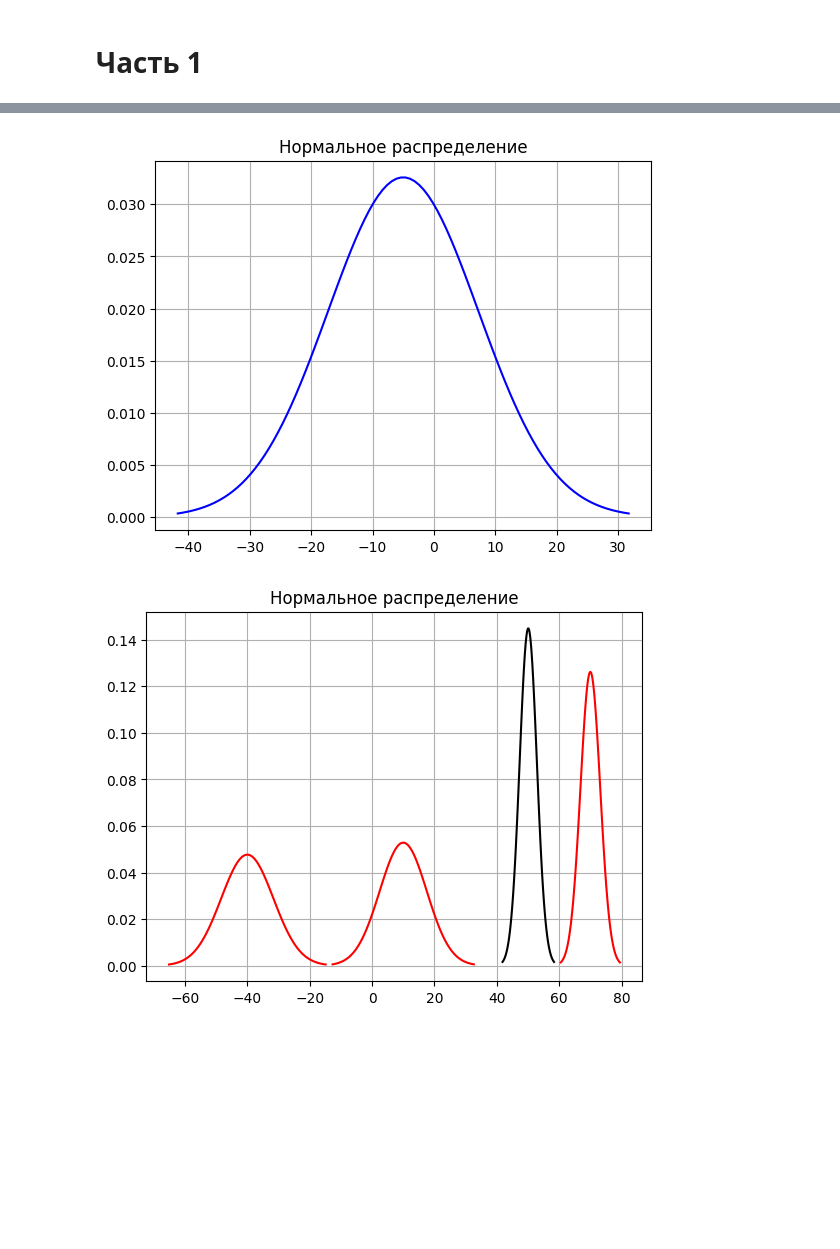
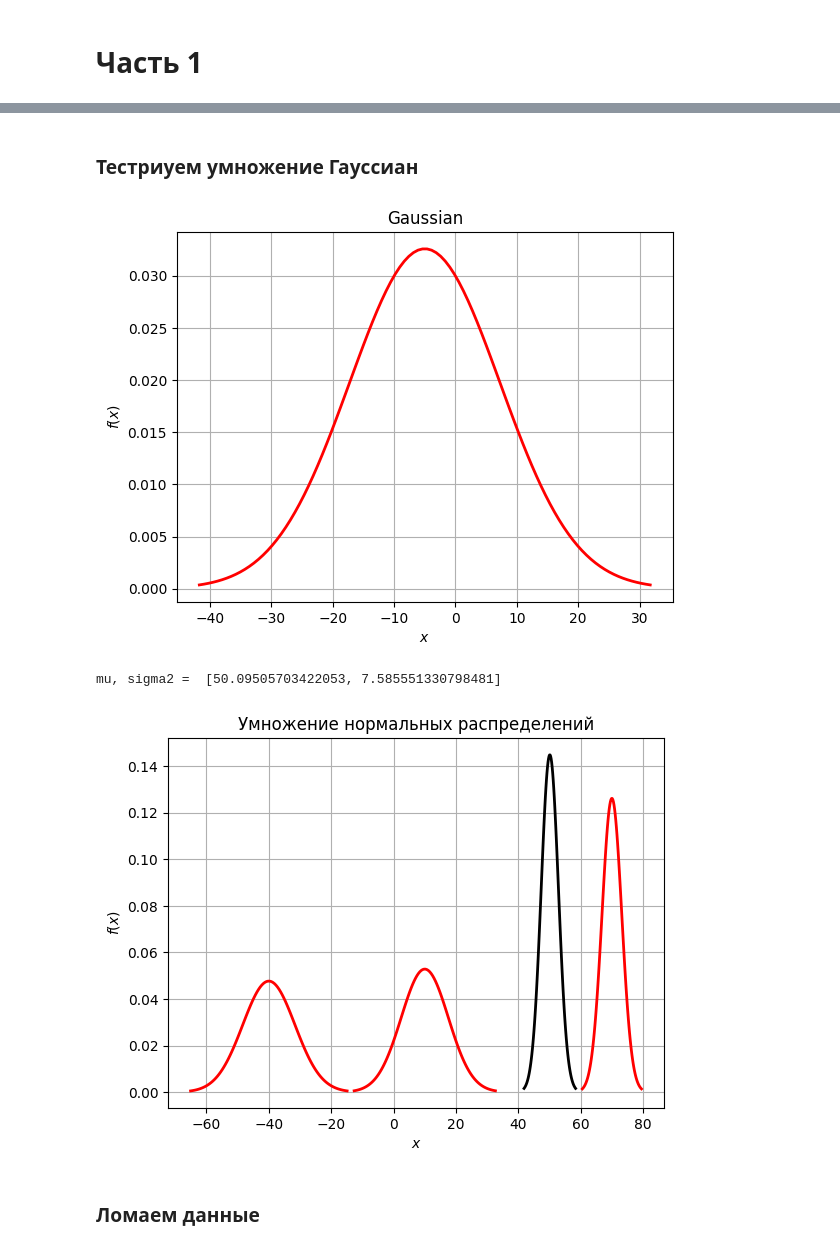
Before and after one commit to SaprZheks/SNAR-HW-3, a Jupyter notebook: HW 3.ipynb, the cells around one changed output, grey strips where cells are left out. Drawn from its saved outputs; the diff is of its cells as text; code cells hidden in the pictures; blank space fills up the shorter version.

```diff
--- a/HW 3.ipynb
+++ b/HW 3.ipynb
@@ -319,32 +287,43 @@ plt.show()
+# %% [markdown]
+### Тестриуем умножение Гауссиан
 # %%
 mu = -5
 sigma = 150
 g1 = Gaussian(mu,sigma)
 coords = g1.fill(100)
-plt.plot(coords[0], coords[1], 'b')
+plt.plot(coords[0], coords[1], 'red',linewidth= 2)
 plt.title('Нормальное распределение') #Название
 plt.grid(True)
+plt.xlabel(r'$x$') #Подпись для оси х
+plt.ylabel(r'$f(x)$') #Подпись для оси y
+plt.title('Gaussian') #Название
 plt.show()
 # %% [output]
-[figure, old version]
+[figure, new version]
 # %%
 g1 = Gaussian(10,57)
 g2 = Gaussian(-40,70)
 g3 = Gaussian(70,10)
 g4 = Gaussian()
 g4.mul([g1,g2,g3])
+print('mu, sigma2 = ',g4.get())
 c1 = g1.fill(100)
 c2 = g2.fill(100)
 c3 = g3.fill(100)
 c4 = g4.fill(100)
-plt.plot(c1[0],c1[1], 'r')
-plt.plot(c2[0],c2[1], 'r')
-plt.plot(c3[0],c3[1], 'r')
-plt.plot(c4[0],c4[1], 'black')
-plt.title('Нормальное распределение') #Название
+plt.plot(c1[0],c1[1], 'r',linewidth= 2)
+plt.plot(c2[0],c2[1], 'r',linewidth= 2)
+plt.plot(c3[0],c3[1], 'r',linewidth= 2)
+plt.plot(c4[0],c4[1], 'black',linewidth= 2)
+plt.title('Умножение нормальных распределений') #Название
+plt.xlabel(r'$x$') #Подпись для оси х
+plt.ylabel(r'$f(x)$') #Подпись для оси y
 plt.grid(True)
 plt.show()
 # %% [output]
+mu, sigma2 =  [50.09505703422053, 7.585551330798481]
-[figure, old version]
+[figure, new version]
+# %% [markdown]
+### Ломаем данные
 # %%
 def crack(dataframe, start_time, end_time, interference):
```
Also changed, not shown: parts of 6 cells of this notebook, 5 other files.
